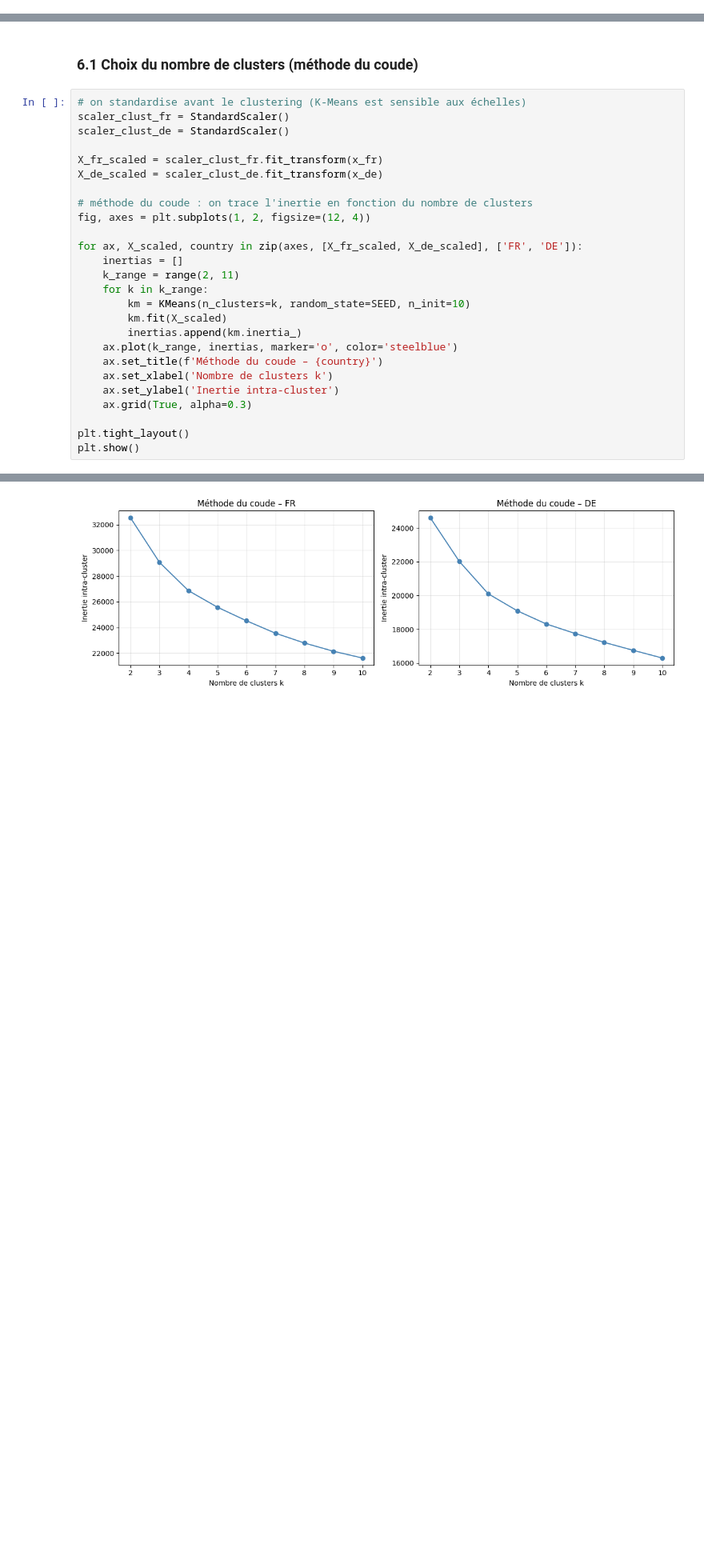
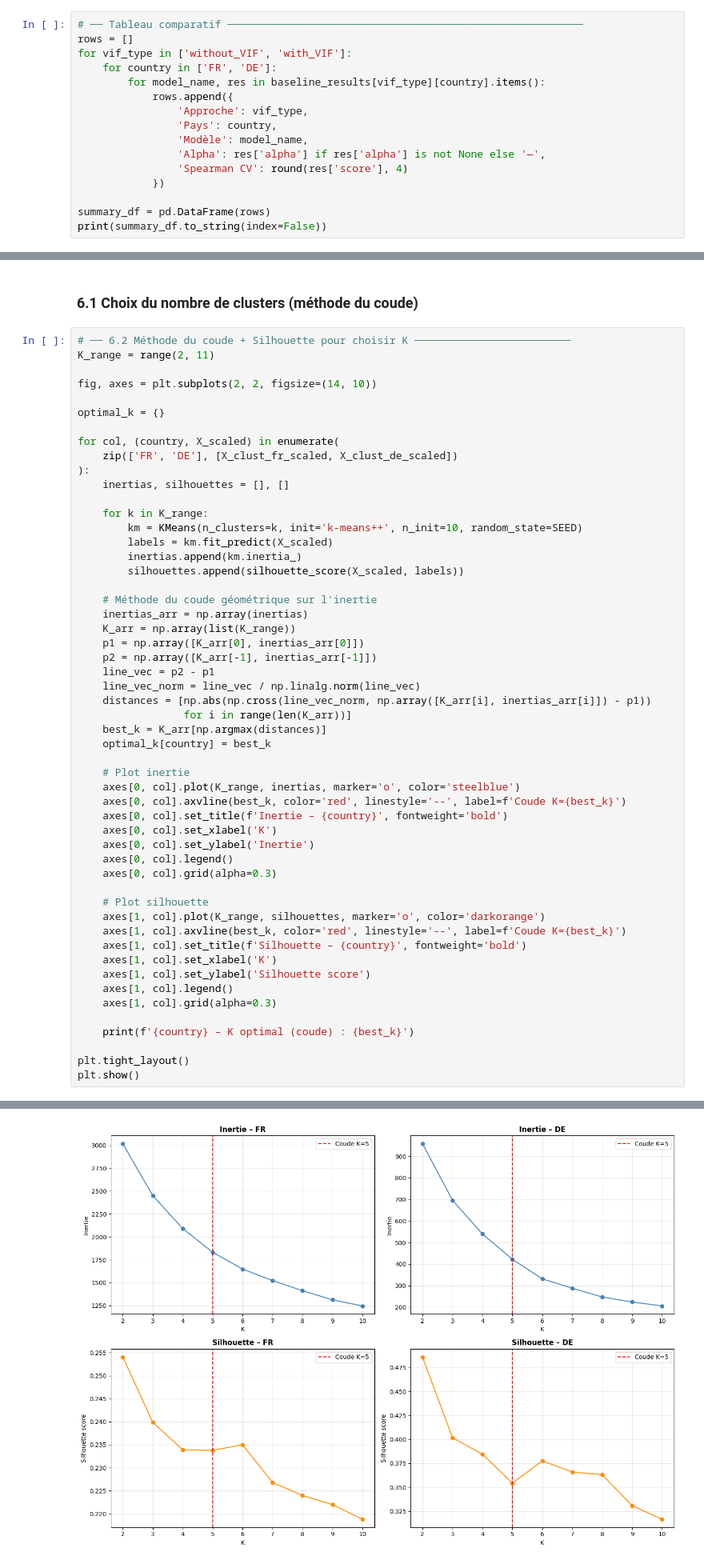
Before and after one commit to hugoser10/explaining-electricity-prices, a Jupyter notebook: main.ipynb, the cells around one changed output, grey strips where cells are left out. Shown at 80% size. Drawn from its saved outputs; the diff is of its cells as text; blank space fills up the shorter version.

```diff
--- a/main.ipynb
+++ b/main.ipynb
@@ -401,0 +901,16 @@ Meilleur alpha DE : {'ridge__alpha': 100.0}  – Score : 0.3564
+# %%
+# ── Tableau comparatif ─────────────────────────────────────────────────────────
+rows = []
+for vif_type in ['without_VIF', 'with_VIF']:
+    for country in ['FR', 'DE']:
+        for model_name, res in baseline_results[vif_type][country].items():
+            rows.append({
+                'Approche': vif_type,
+                'Pays': country,
+                'Modèle': model_name,
+                'Alpha': res['alpha'] if res['alpha'] is not None else '—',
+                'Spearman CV': round(res['score'], 4)
+            })
+
+summary_df = pd.DataFrame(rows)
+print(summary_df.to_string(index=False))
@@ -425,28 +1056,55 @@ Cette approche est classique : on utilise le clustering en **pré-traitement** p
 # %% [markdown]
 ### 6.1 Choix du nombre de clusters (méthode du coude)
 # %%
-# on standardise avant le clustering (K-Means est sensible aux échelles)
-scaler_clust_fr = StandardScaler()
-scaler_clust_de = StandardScaler()
+# ── 6.2 Méthode du coude + Silhouette pour choisir K ─────────────────────────
+K_range = range(2, 11)
 
-X_fr_scaled = scaler_clust_fr.fit_transform(x_fr)
-X_de_scaled = scaler_clust_de.fit_transform(x_de)
+fig, axes = plt.subplots(2, 2, figsize=(14, 10))
 
-# méthode du coude : on trace l'inertie en fonction du nombre de clusters
-fig, axes = plt.subplots(1, 2, figsize=(12, 4))
+optimal_k = {}
 
-for ax, X_scaled, country in zip(axes, [X_fr_scaled, X_de_scaled], ['FR', 'DE']):
-    inertias = []
-    k_range = range(2, 11)
-    for k in k_range:
-        km = KMeans(n_clusters=k, random_state=SEED, n_init=10)
-        km.fit(X_scaled)
+for col, (country, X_scaled) in enumerate(
+    zip(['FR', 'DE'], [X_clust_fr_scaled, X_clust_de_scaled])
+):
+    inertias, silhouettes = [], []
+
+    for k in K_range:
+        km = KMeans(n_clusters=k, init='k-means++', n_init=10, random_state=SEED)
+        labels = km.fit_predict(X_scaled)
         inertias.append(km.inertia_)
-    ax.plot(k_range, inertias, marker='o', color='steelblue')
-    ax.set_title(f'Méthode du coude – {country}')
-    ax.set_xlabel('Nombre de clusters k')
-    ax.set_ylabel('Inertie intra-cluster')
-    ax.grid(True, alpha=0.3)
+        silhouettes.append(silhouette_score(X_scaled, labels))
+
+    # Méthode du coude géométrique sur l'inertie
+    inertias_arr = np.array(inertias)
+    K_arr = np.array(list(K_range))
+    p1 = np.array([K_arr[0], inertias_arr[0]])
+    p2 = np.array([K_arr[-1], inertias_arr[-1]])
+    line_vec = p2 - p1
+    line_vec_norm = line_vec / np.linalg.norm(line_vec)
+    distances = [np.abs(np.cross(line_vec_norm, np.array([K_arr[i], inertias_arr[i]]) - p1))
+                 for i in range(len(K_arr))]
+    best_k = K_arr[np.argmax(distances)]
+    optimal_k[country] = best_k
+
+    # Plot inertie
+    axes[0, col].plot(K_range, inertias, marker='o', color='steelblue')
+    axes[0, col].axvline(best_k, color='red', linestyle='--', label=f'Coude K={best_k}')
+    axes[0, col].set_title(f'Inertie – {country}', fontweight='bold')
+    axes[0, col].set_xlabel('K')
+    axes[0, col].set_ylabel('Inertie')
+    axes[0, col].legend()
+    axes[0, col].grid(alpha=0.3)
+
+    # Plot silhouette
+    axes[1, col].plot(K_range, silhouettes, marker='o', color='darkorange')
+    axes[1, col].axvline(best_k, color='red', linestyle='--', label=f'Coude K={best_k}')
+    axes[1, col].set_title(f'Silhouette – {country}', fontweight='bold')
+    axes[1, col].set_xlabel('K')
+    axes[1, col].set_ylabel('Silhouette score')
+    axes[1, col].legend()
+    axes[1, col].grid(alpha=0.3)
+
+    print(f'{country} – K optimal (coude) : {best_k}')
 
 plt.tight_layout()
 plt.show()
@@ -454,2 +1114,2 @@ plt.show()
-[figure, old version]
+[figure, new version]
 # %%
```
Also changed, not shown: parts of 42 cells of this notebook, 4 other files.
